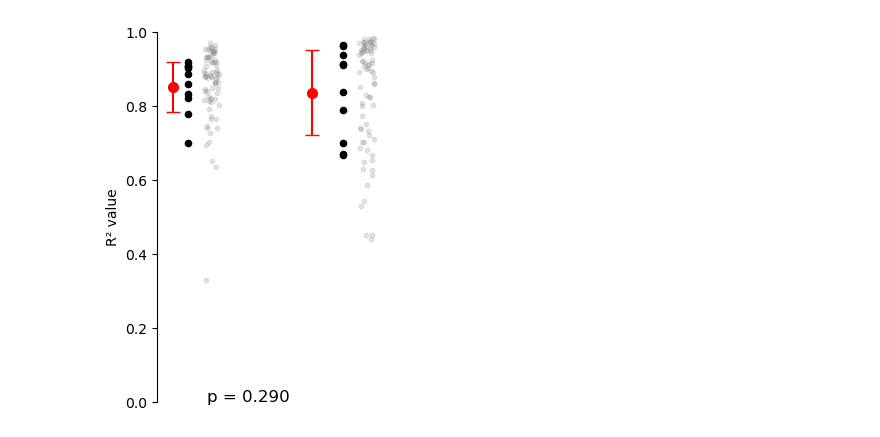
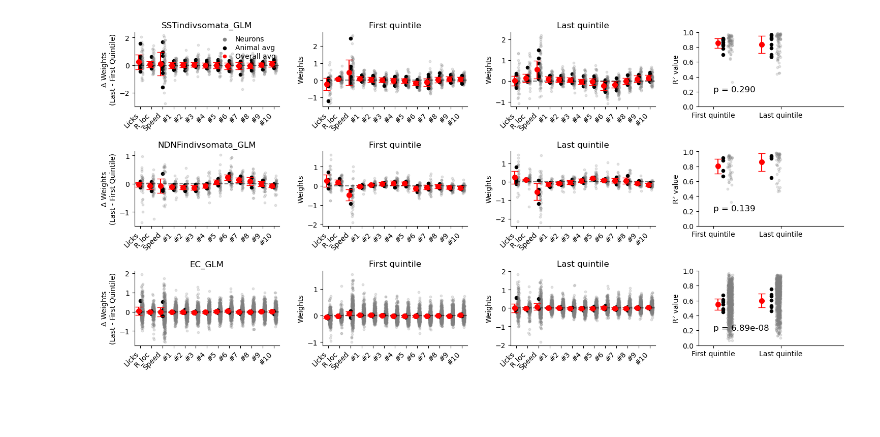
Before and after one commit to Milstein-Lab/CA1-interneuron-GLM, a Jupyter notebook: GLM_analysis_scratchpad2.ipynb, the cells around one changed output. Saved outputs shown, nothing was run; the diff lists cells and outputs as text; code cells hidden in the pictures; blank space fills up the shorter version.

```diff
--- a/GLM_analysis_scratchpad2.ipynb
+++ b/GLM_analysis_scratchpad2.ipynb
@@ -44,18 +39,39 @@ pearson R2 average: 0.8933778759100373
-# %%
-filepath = "SSTindivsomata_GLM.mat"
-# filepath = "NDNFindivsomata_GLM.mat"
-# filepath = "EC_GLM.mat"
-
-reorganized_data, variable_list = load_data(filepath)
-GLM_params = fit_GLM(reorganized_data, quintile=1, regression='ridge')
-
-
-reorganized_data, variable_list = load_data(filepath)
-GLM_params2 = fit_GLM(reorganized_data, quintile=5, regression='ridge')
-
-plot_R2_distribution(GLM_params, GLM_params2, ax=None)
-# %% [output]
-[figure, removed]
+# %%
+datasets = ["SSTindivsomata_GLM.mat", "NDNFindivsomata_GLM.mat", "EC_GLM.mat"]
+
+fig = plt.figure(figsize=(18, 8))
+axes = gs.GridSpec(nrows=len(datasets), ncols=4, hspace=0.6, wspace=0.3)
+
+for i,filepath in enumerate(datasets):
+    reorganized_data, variable_list = load_data(filepath)
+    GLM_params_start = fit_GLM(reorganized_data, quintile=1, regression='ridge')
+    GLM_params_end = fit_GLM(reorganized_data, quintile=5, regression='ridge')
+    delta_weights = calculate_delta_weights(reorganized_data, GLM_params_start, GLM_params_end)
+
+    ax = fig.add_subplot(axes[i, 1])
+    plot_GLM_summary_data(GLM_params_start, variable_list, ax=ax)
+    ax.set_title('First quintile')
+
+    ax = fig.add_subplot(axes[i, 2])
+    plot_GLM_summary_data(GLM_params_end, variable_list, ax=ax)
+    ax.set_title('Last quintile')
+
+    ax = fig.add_subplot(axes[i, 3])
+    plot_R2_distribution(GLM_params_start, GLM_params_end, ax=ax)
+    ax.set_xlim([0.5, 3.5])
+
+    ax = fig.add_subplot(axes[i, 0])
+    plot_delta_weights_summary(delta_weights, variable_list, model_name=filepath.split('.')[0], ax=ax)
+
+    if i == 0:
+        ax.scatter([],[], color='gray', label='Neurons', s=20)
+        ax.scatter([],[], color='black', label='Animal avg', s=20)
+        ax.scatter([],[], color='red', label='Overall avg', s=20)
+        ax.legend(loc='upper right', bbox_to_anchor=(1, 1), frameon=False, handletextpad=0.5, labelspacing=0.2, borderpad=0)
+
+fig.savefig('figures/delta_weights_summary.png', dpi=300)
+# %% [output]
+[figure, added]
 # %%
 plot_GLM_summary_data(GLM_params, variable_list, ax=None)
 # %% [output]
```
Also changed, not shown: parts of 5 cells of this notebook, 1 other file.
